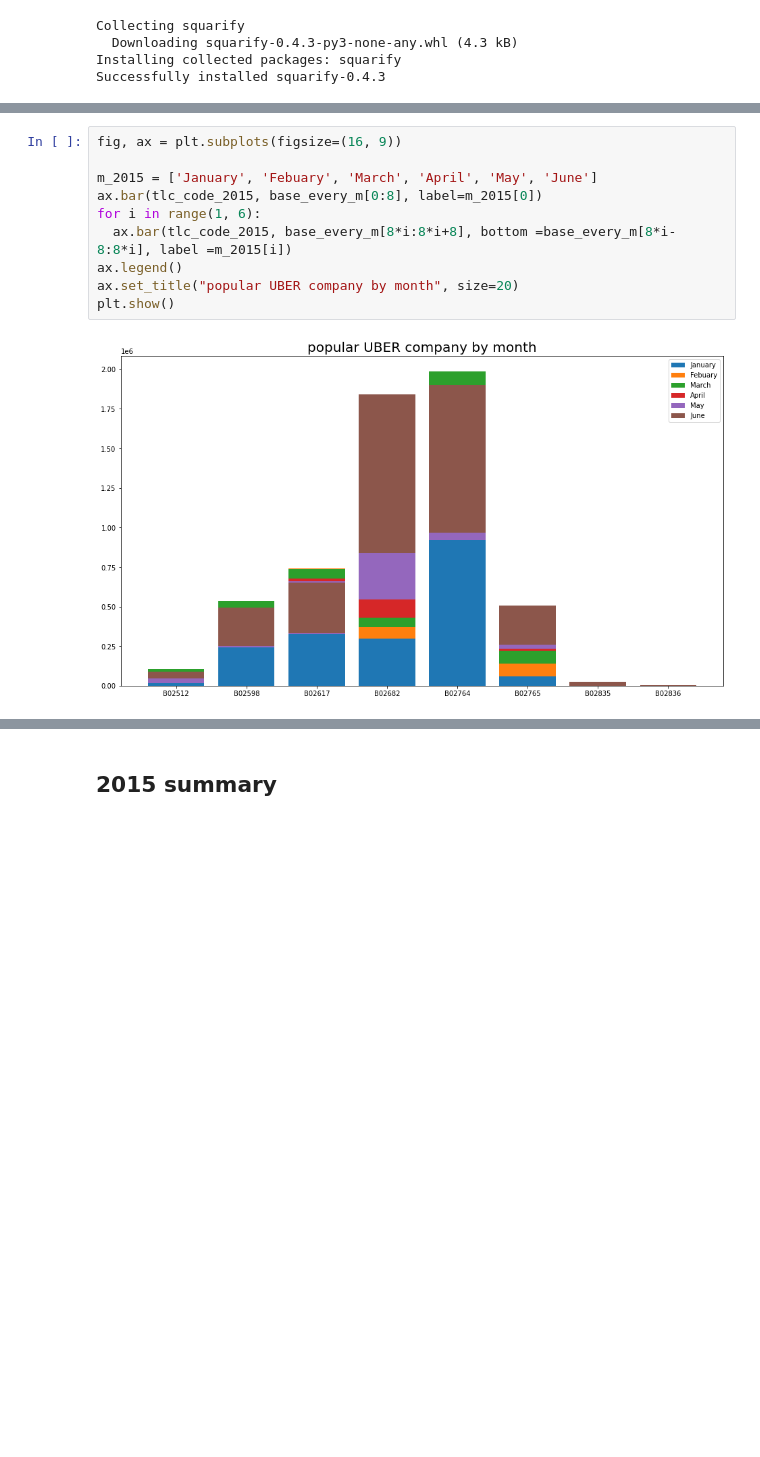
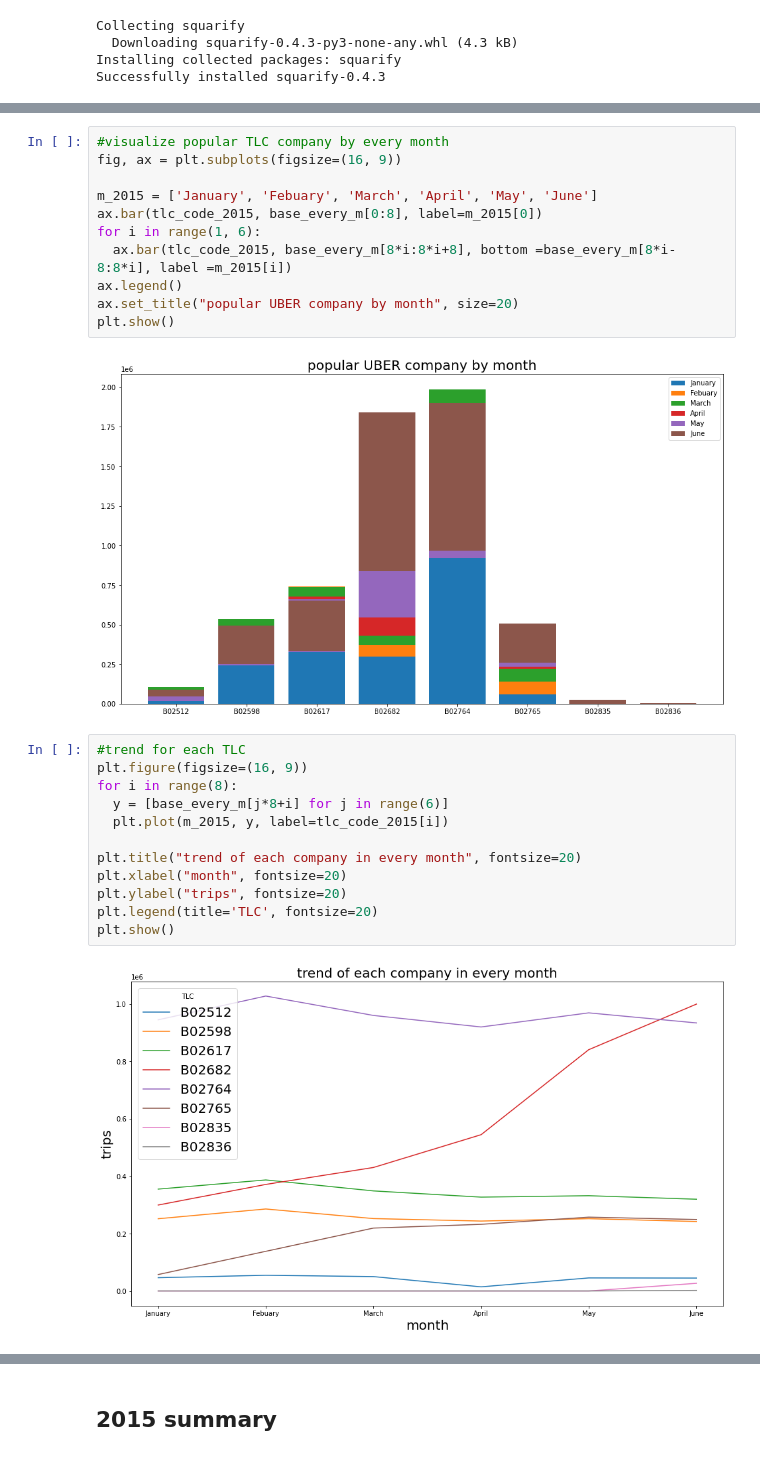
Before and after one commit to bring-nirachornkul/Big-Data-group-project, a Jupyter notebook: uber_preprocessing.ipynb, the cells around one changed output, grey strips where cells are left out. Saved outputs shown, nothing was run; the diff lists cells and outputs as text; blank space fills up the shorter version.

Commit message:
add comments on every cell

```diff
--- a/uber_preprocessing.ipynb
+++ b/uber_preprocessing.ipynb
@@ -345,6 +363,7 @@ print(len(base_every_m))
 [46216, 251620, 354848, 299371, 944507, 57239, 0, 0, 54692, 285622, 386767, 371094, 1027330, 138115, 0, 0, 50065, 252211, 348538, 430120, 959768, 219071, 0, 0, 14388, 243488, 326930, 544313, 919556, 2 ...
 48
 # %%
+#visualize popular TLC company by every month
 fig, ax = plt.subplots(figsize=(16, 9))
 
 m_2015 = ['January', 'Febuary', 'March', 'April', 'May', 'June']
@@ -356,3 +375,17 @@ ax.set_title("popular UBER company by month", size=20)
 plt.show()
 # %% [output]
 [figure]
+# %%
+#trend for each TLC
+plt.figure(figsize=(16, 9))
+for i in range(8):
+  y = [base_every_m[j*8+i] for j in range(6)]
+  plt.plot(m_2015, y, label=tlc_code_2015[i])
+
+plt.title("trend of each company in every month", fontsize=20)
+plt.xlabel("month", fontsize=20)
+plt.ylabel("trips", fontsize=20)
+plt.legend(title='TLC', fontsize=20)
+plt.show()
+# %% [output]
+[figure, added]
```
Also changed, not shown: parts of 17 cells of this notebook.
